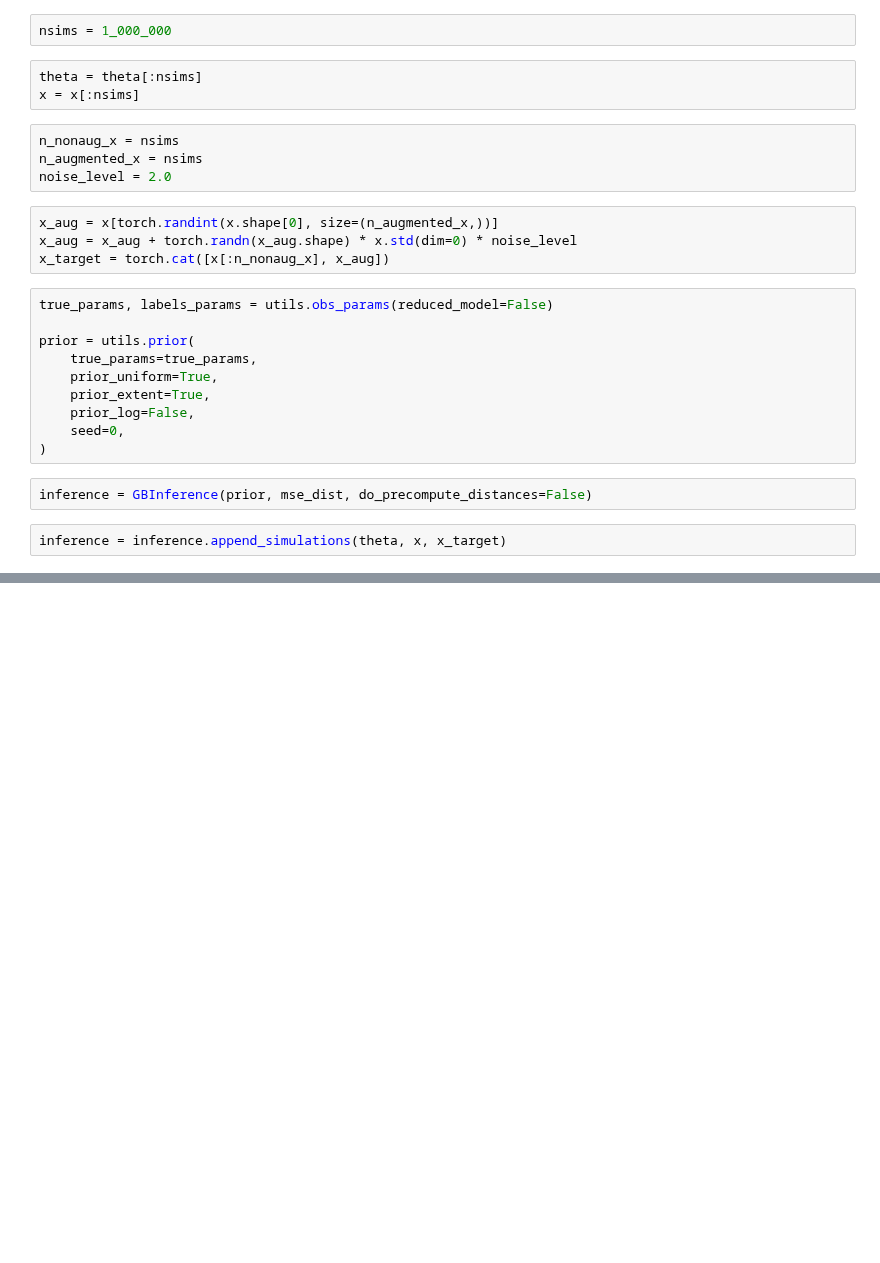
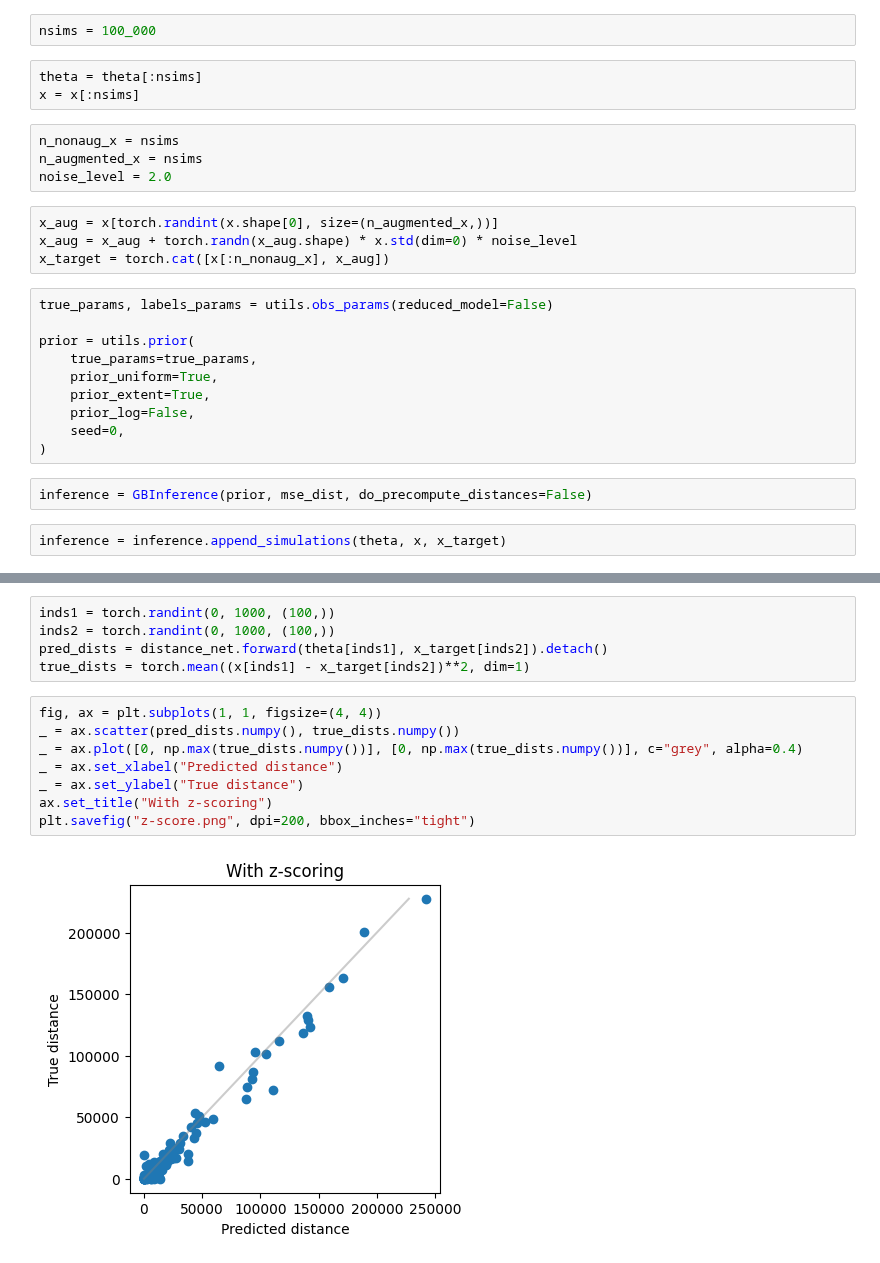
Before and after one commit to mackelab/neuralgbi, a Jupyter notebook: gbi/hh/train.ipynb, the cells around one changed output, grey strips where cells are left out. Cells and saved outputs as stored; diff of their text form; blank space fills up the shorter version.

```diff
--- a/gbi/hh/train.ipynb
+++ b/gbi/hh/train.ipynb
@@ -15,7 +17,7 @@ with open("data/theta.pkl", "rb") as handle:
 with open("data/summstats.pkl", "rb") as handle:
     x = pickle.load(handle)
 # %%
-nsims = 1_000_000
+nsims = 100_000
 # %%
 theta = theta[:nsims]
 x = x[:nsims]
@@ -71,0 +85,15 @@ distance_net = inference.train(
+# %%
+inds1 = torch.randint(0, 1000, (100,))
+inds2 = torch.randint(0, 1000, (100,))
+pred_dists = distance_net.forward(theta[inds1], x_target[inds2]).detach()
+true_dists = torch.mean((x[inds1] - x_target[inds2])**2, dim=1)
+# %%
+fig, ax = plt.subplots(1, 1, figsize=(4, 4))
+_ = ax.scatter(pred_dists.numpy(), true_dists.numpy())
+_ = ax.plot([0, np.max(true_dists.numpy())], [0, np.max(true_dists.numpy())], c="grey", alpha=0.4)
+_ = ax.set_xlabel("Predicted distance")
+_ = ax.set_ylabel("True distance")
+ax.set_title("With z-scoring")
+plt.savefig("z-score.png", dpi=200, bbox_inches="tight")
+# %% [output]
+[figure, added]
```
Also changed, not shown: parts of 3 cells of this notebook, 1 other file.
